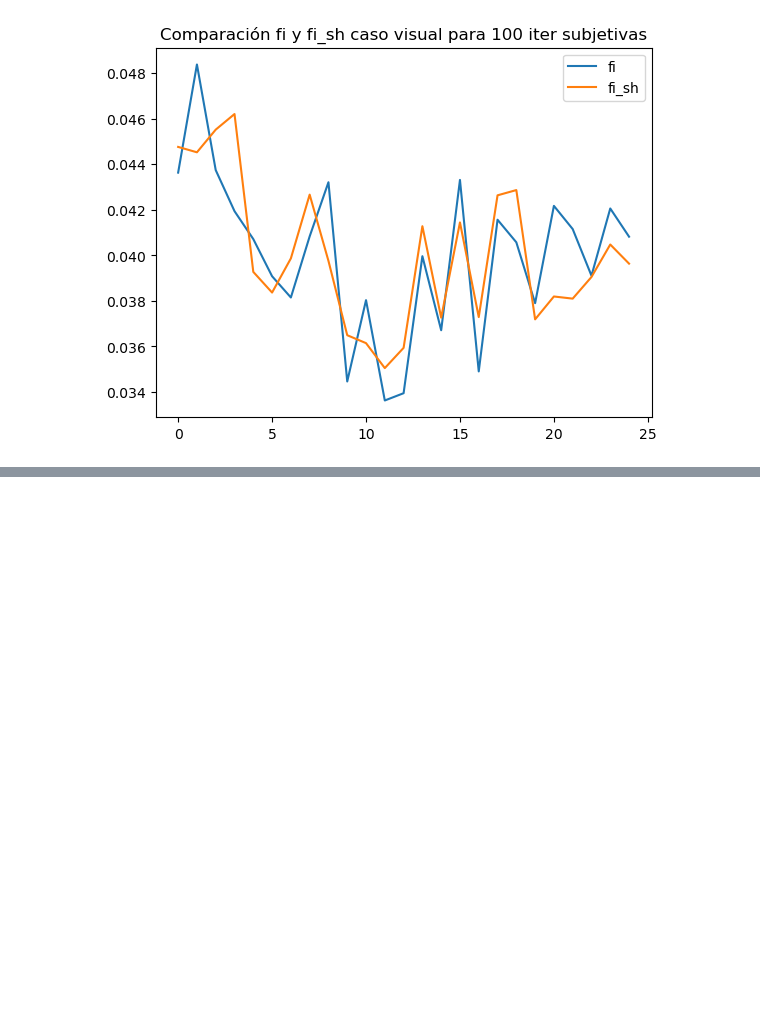
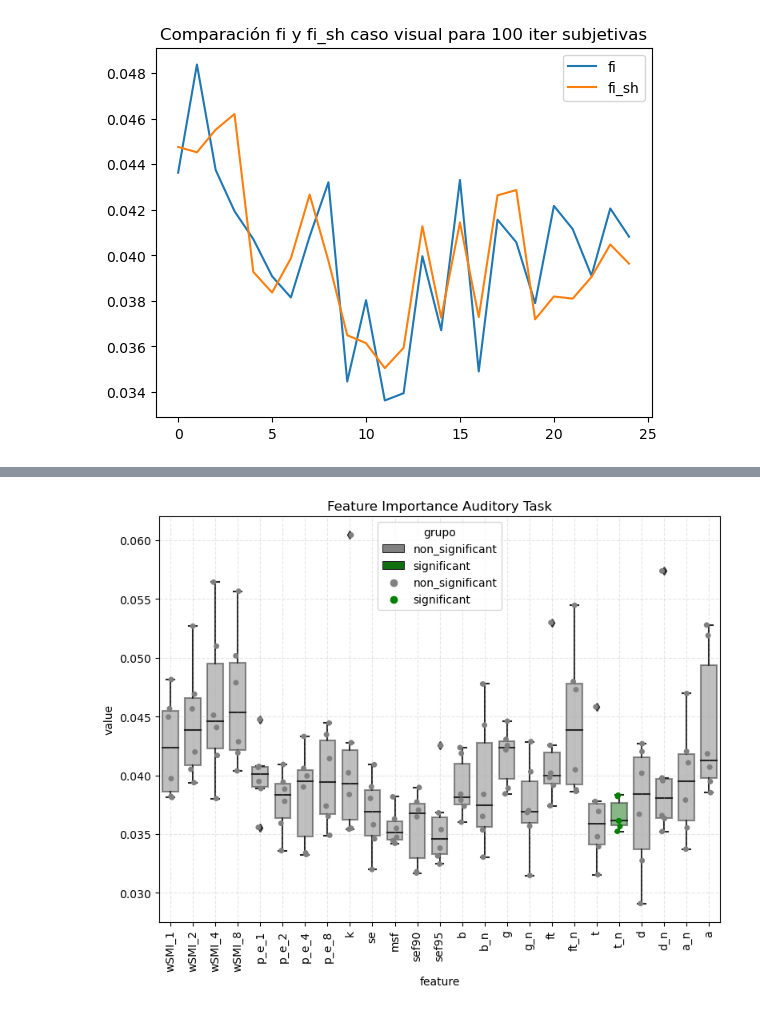
Before and after one commit to FlorenciaPerezR/Tesis, a Jupyter notebook: graficos.ipynb, the cells around one changed output, grey strips where cells are left out. Drawn from its saved outputs; the diff is of its cells as text; code cells hidden in the pictures; blank space fills up the shorter version.

```diff
--- a/graficos.ipynb
+++ b/graficos.ipynb
@@ -65,0 +160,53 @@ figura.savefig('/home/nicobruno/flor/Tesis/graficos/nuevo_features_fi_visual_100
+# %%
+#Hago el grafico de los features pero embellecido
+
+import numpy as np
+from numpy import genfromtxt
+
+dir = '/home/nicobruno/flor/Tesis/modelo_resultados/'
+pvals = genfromtxt(dir+'nuevo_pvals_iter_100_e_100_auditivo.csv', skip_header=1,delimiter=',')
+
+# Convertir p-vals en array de NumPy
+pvals = np.array(pvals)
+
+features = ['wSMI_1','wSMI_2','wSMI_4','wSMI_8','p_e_1','p_e_2','p_e_4','p_e_8','k',
+            'se','msf','sef90','sef95','b','b_n','g','g_n','ft','ft_n','t',
+            't_n','d','d_n','a_n','a']
+
+fi_df = pd.read_csv(dir+'/nuevo_fi_iter_100_e_100_auditivo.csv')
+fi_df = fi_df.melt(var_name="feature", value_name="value")
+
+pvals_df = pd.DataFrame({"feature": features, "pval": pvals})
+df = pvals_df.merge(fi_df, on="feature")
+df["grupo"] = np.where(df["pval"] < 0.05, "significant", "non_significant")
+
+palette = ['gray', 'g']
+
+fig, ax = plt.subplots(figsize=(8, 6))
+
+
+# Boxplot con transparencia en el relleno
+sns.boxplot(data=df, x='feature', y='value', hue='grupo', palette=palette,
+            width=0.7, dodge=False, ax=ax, zorder=1, boxprops=dict(alpha=.5))
+
+# Puntos individuales (stripplot)
+sns.stripplot(
+    x='feature',
+    y='value',
+    hue="grupo",
+    palette=palette,
+    data=df,
+    jitter=True,
+    zorder=2,
+    ax=ax
+)
+
+plt.title('Feature Importance Auditory Task')
+plt.grid(True, linestyle='--', alpha=0.3)
+plt.tight_layout()
+plt.xticks(rotation=90)
+
+
+fig.savefig('/home/nicobruno/flor/Tesis/graficos/feature_importance_auditory.png')
+# %% [output]
+[figure, added]
```
Also changed, not shown: parts of 8 cells of this notebook, 2 other files.
